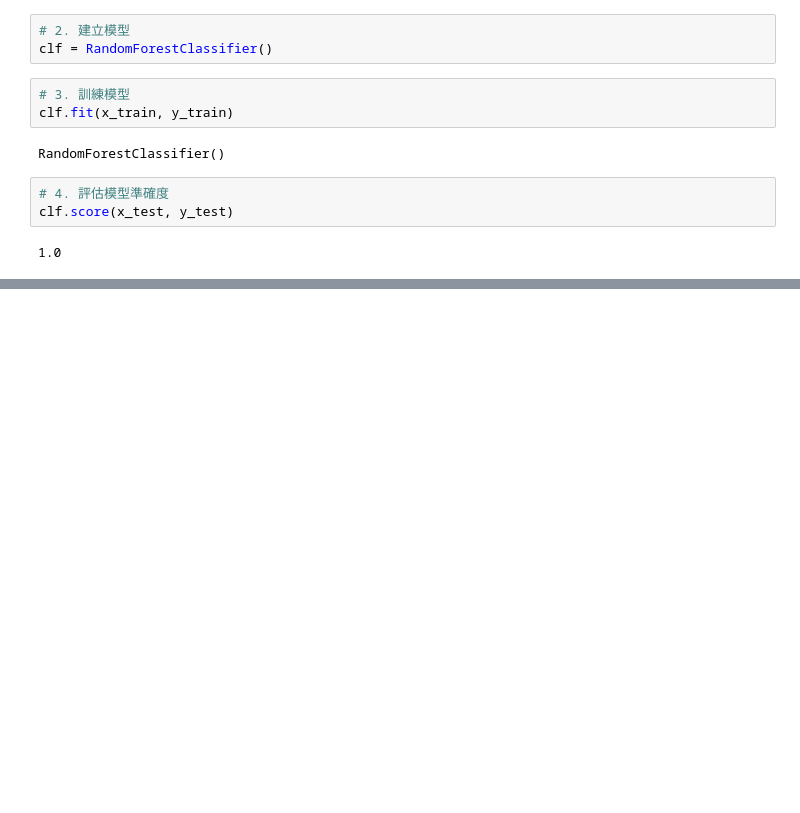
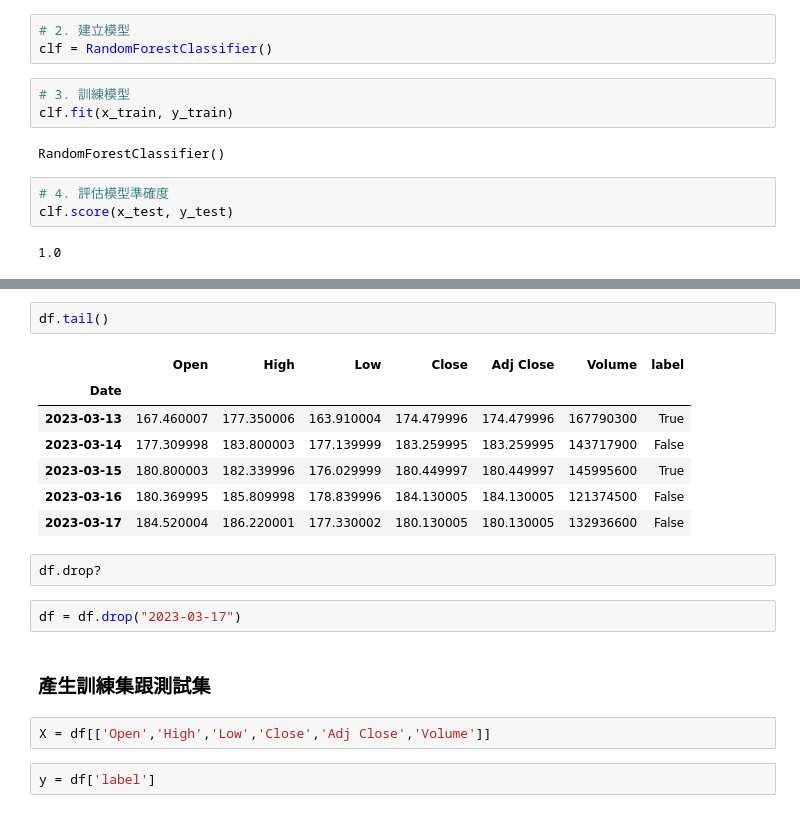
Before and after one commit to chunyao0722/20230205-Python, a Jupyter notebook: 20230318.ipynb, the cells around one changed output, grey strips where cells are left out. Saved outputs shown, nothing was run; the diff lists cells and outputs as text; blank space fills up the shorter version.

```diff
--- a/20230318.ipynb
+++ b/20230318.ipynb
@@ -241,0 +340,20 @@ clf.score(x_test, y_test)
+# %%
+df.tail()
+# %% [output]
+|  | Open | High | Low | Close | Adj Close | Volume | label |
+| Date |  |  |  |  |  |  |  |
+| 2023-03-13 | 167.460007 | 177.350006 | 163.910004 | 174.479996 | 174.479996 | 167790300 | True |
+| 2023-03-14 | 177.309998 | 183.800003 | 177.139999 | 183.259995 | 183.259995 | 143717900 | False |
+| 2023-03-15 | 180.800003 | 182.339996 | 176.029999 | 180.449997 | 180.449997 | 145995600 | True |
+| 2023-03-16 | 180.369995 | 185.809998 | 178.839996 | 184.130005 | 184.130005 | 121374500 | False |
+| 2023-03-17 | 184.520004 | 186.220001 | 177.330002 | 180.130005 | 180.130005 | 132936600 | False |
+# %%
+df.drop?
+# %%
+df = df.drop("2023-03-17")
+# %% [markdown]
+### 產生訓練集跟測試集
+# %%
+X = df[['Open','High','Low','Close','Adj Close','Volume']]
+# %%
+y = df['label']
```
Also changed, not shown: parts of 46 cells of this notebook.
